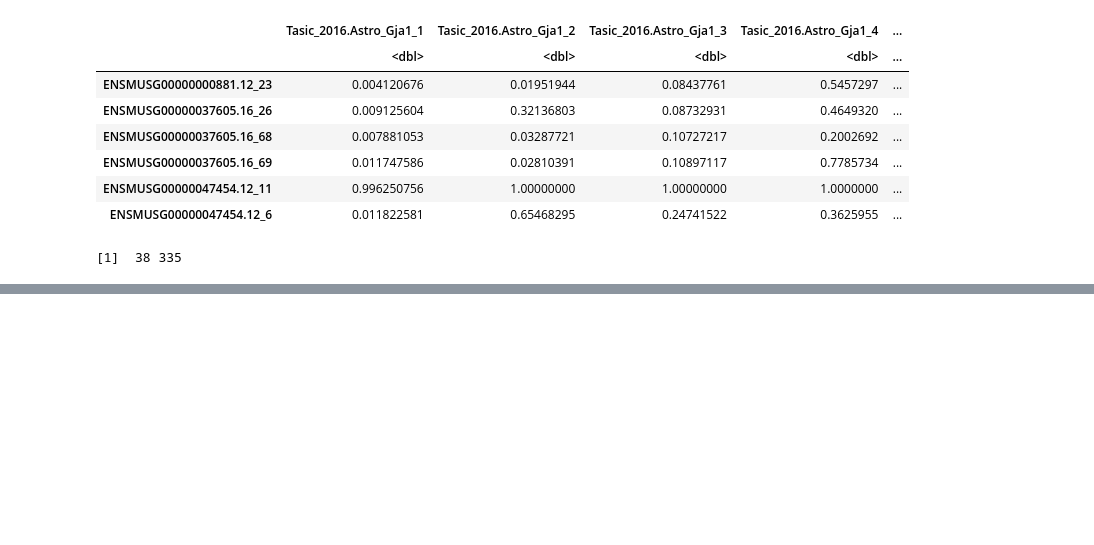
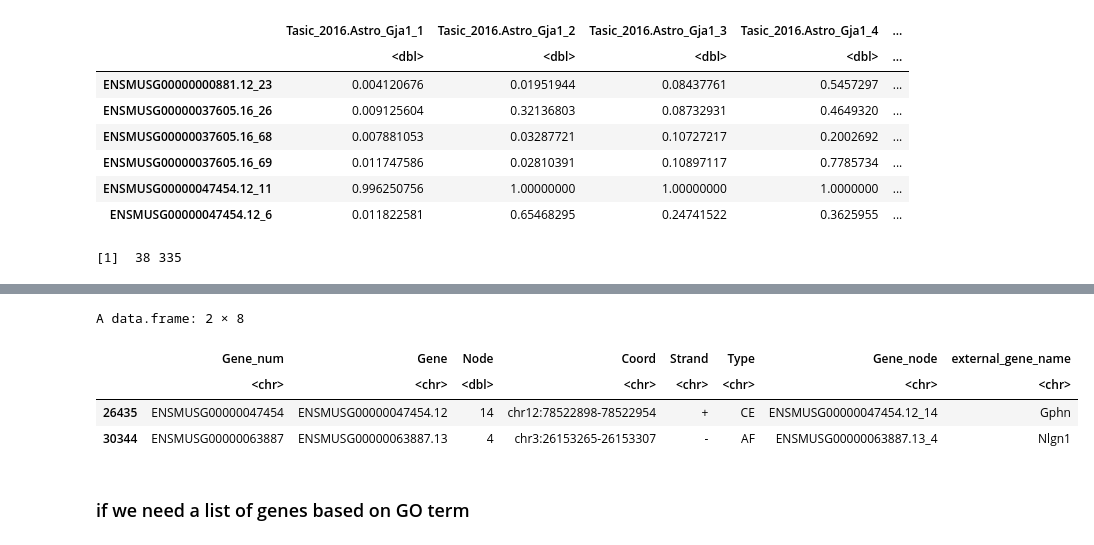
Before and after one commit to hemberg-lab/scfindME, a Jupyter notebook: scfindME_usage_summary.ipynb, the cells around one changed output, grey strips where cells are left out. Saved outputs shown, nothing was run; the diff lists cells and outputs as text; code cells hidden in the pictures; blank space fills up the shorter version.

```diff
--- a/scfindME_usage_summary.ipynb
+++ b/scfindME_usage_summary.ipynb
@@ -1213,0 +922,11 @@ goterms
+# %%
+# see who they are
+nodeDetails(tasic, c("ENSMUSG00000047454.12_14","ENSMUSG00000063887.13_4"))
+# %% [output]
+A data.frame: 2 × 8
+|  | Gene_num | Gene | Node | Coord | Strand | Type | Gene_node | external_gene_name |
+|  | <chr> | <chr> | <dbl> | <chr> | <chr> | <chr> | <chr> | <chr> |
+| 26435 | ENSMUSG00000047454 | ENSMUSG00000047454.12 | 14 | chr12:78522898-78522954 | + | CE | ENSMUSG00000047454.12_14 | Gphn |
+| 30344 | ENSMUSG00000063887 | ENSMUSG00000063887.13 | 4 | chr3:26153265-26153307 | - | AF | ENSMUSG00000063887.13_4 | Nlgn1 |
+# %% [markdown]
+### if we need a list of genes based on GO term
```
Also changed, not shown: parts of 41 cells of this notebook, 7 other files.
